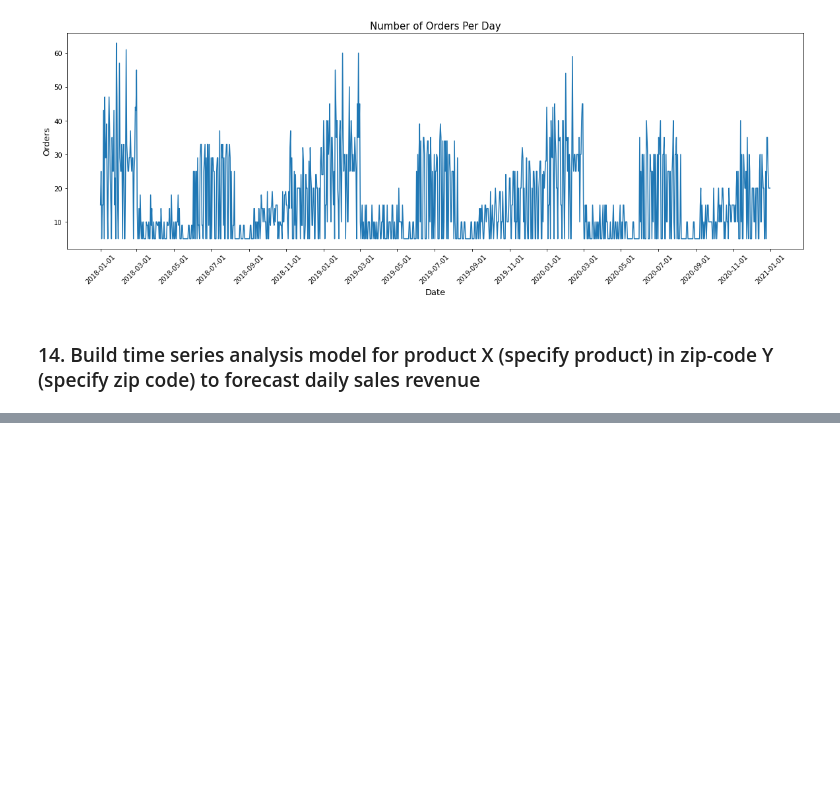
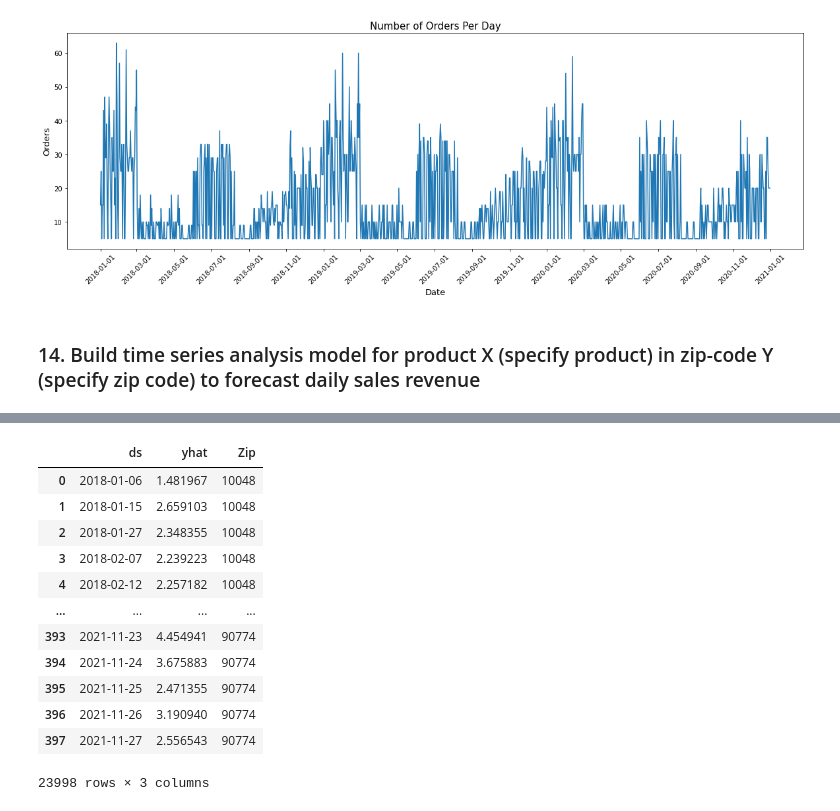
Before and after one commit to jhancuch/onmart, a Jupyter notebook: forecast/Forecasts.ipynb, the cells around one changed output, grey strips where cells are left out. Saved outputs shown, nothing was run; the diff lists cells and outputs as text; code cells hidden in the pictures; blank space fills up the shorter version.

Commit message:
forecast most selling item by zip

```diff
--- a/forecast/Forecasts.ipynb
+++ b/forecast/Forecasts.ipynb
@@ -1581,0 +1580,23 @@ plt.show()
+# %%
+# We should use PurchaseLog since the transaction .csv file does not include the price information. However, there is only a single purchase date in PurchaseLog
+# so we cannot build a time series model. Thus I use the transaction.csv file and use counts rather than sales.
+
+# I forecast the daily sale count for Fitbit small for every zip code since it is the top selling item.
+q14 = df[df['Product_Name'] == "Fitbit small"].groupby(['Delivery_Zip_Code', 'Order_Date'])['OrderID'].count().reset_index(name='count')
+# %%
+q14_forecasted_values = pd.DataFrame()
+
+for i in q14['Delivery_Zip_Code'].unique():
+
+    q14_sub = q14[q14['Delivery_Zip_Code'] == i]
+    q14_data = q14_sub[['Order_Date', 'count']]
+    q14_model_data = q14_data.rename(columns = {'Order_Date': 'ds',
+                                'count': 'y'})
+
+    q14_model = Prophet(yearly_seasonality=True, daily_seasonality=True)
+    q14_model.fit(q14_model_data)
+    q14_future_dates = q14_model.make_future_dataframe(periods = 365, freq='d')
+    q14_forecast = q14_model.predict(q14_future_dates)
+    q14_forecast['Zip'] = i
+
+    q14_forecasted_values = q14_forecasted_values.append(q14_forecast[['ds', 'yhat', 'Zip']])
@@ -1581,0 +1621,16 @@ plt.show()
+# %%
+q14_forecasted_values
+# %% [output]
+|  | ds | yhat | Zip |
+| 0 | 2018-01-06 | 1.481967 | 10048 |
+| 1 | 2018-01-15 | 2.659103 | 10048 |
+| 2 | 2018-01-27 | 2.348355 | 10048 |
+| 3 | 2018-02-07 | 2.239223 | 10048 |
+| 4 | 2018-02-12 | 2.257182 | 10048 |
+| ... | ... | ... | ... |
+| 393 | 2021-11-23 | 4.454941 | 90774 |
+| 394 | 2021-11-24 | 3.675883 | 90774 |
+| 395 | 2021-11-25 | 2.471355 | 90774 |
+| 396 | 2021-11-26 | 3.190940 | 90774 |
+| 397 | 2021-11-27 | 2.556543 | 90774 |
+23998 rows × 3 columns
```
Also changed, not shown: parts of 4 cells of this notebook.
